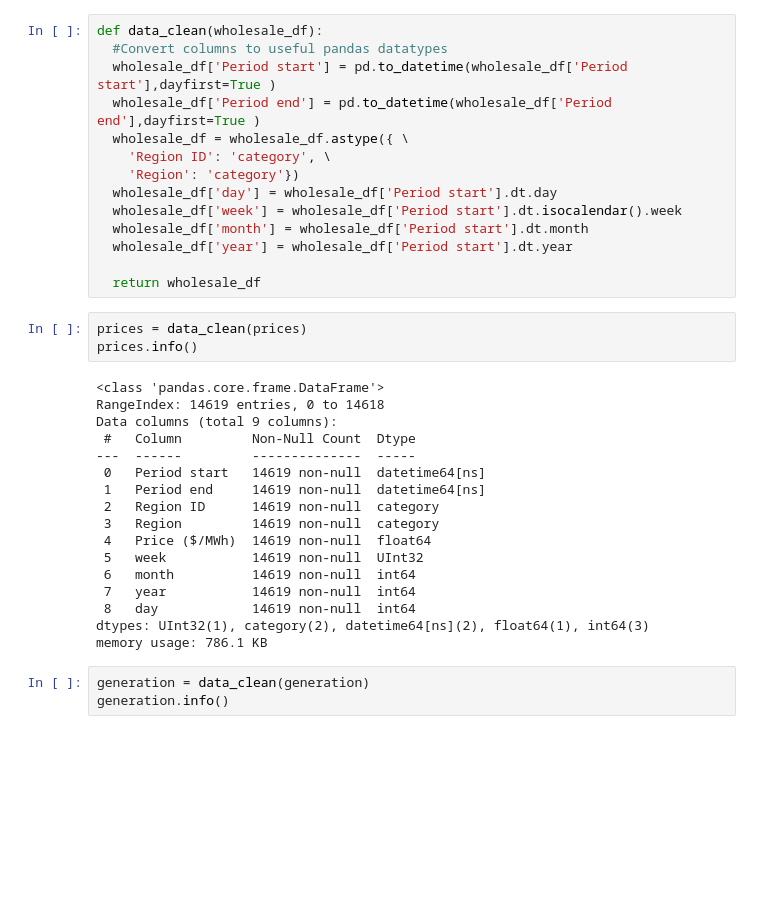
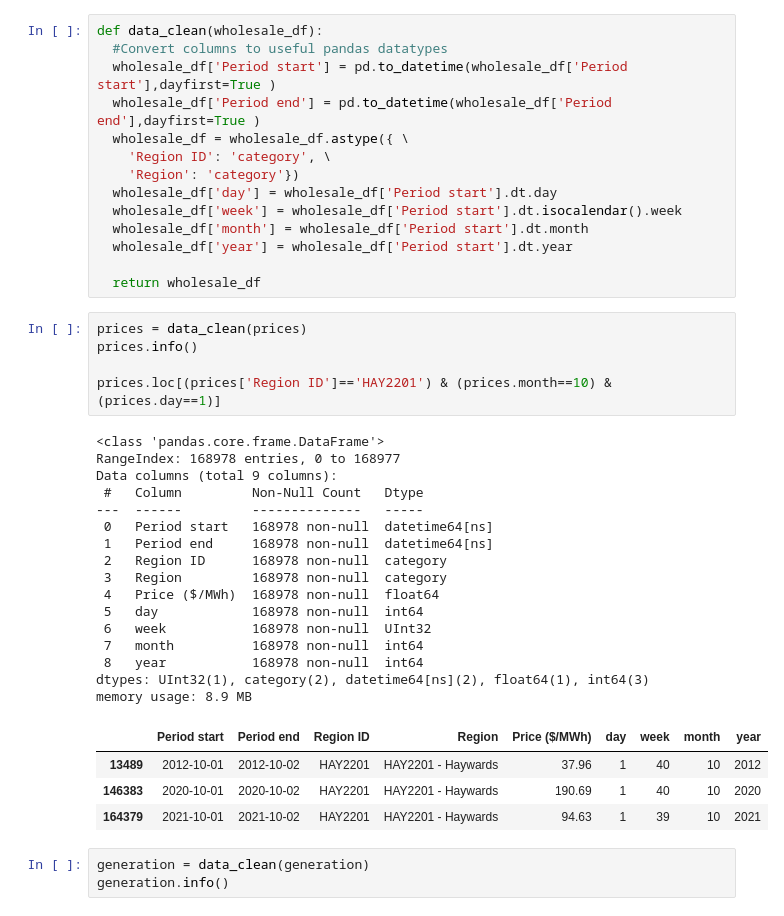
Before and after one commit to steve-dev90/seaborn_examples, a Jupyter notebook: seaborn.ipynb, the cells around one changed output. Drawn from its saved outputs; the diff is of its cells as text; blank space fills up the shorter version.

```diff
--- a/seaborn.ipynb
+++ b/seaborn.ipynb
@@ -60,23 +73,29 @@ def data_clean(wholesale_df):
 # %%
 prices = data_clean(prices)
 prices.info()
+
+prices.loc[(prices['Region ID']=='HAY2201') & (prices.month==10) & (prices.day==1)]
 # %% [output]
 <class 'pandas.core.frame.DataFrame'>
-RangeIndex: 14619 entries, 0 to 14618
+RangeIndex: 168978 entries, 0 to 168977
 Data columns (total 9 columns):
- #   Column         Non-Null Count  Dtype
----  ------         --------------  -----
- 0   Period start   14619 non-null  datetime64[ns]
- 1   Period end     14619 non-null  datetime64[ns]
- 2   Region ID      14619 non-null  category
- 3   Region         14619 non-null  category
- 4   Price ($/MWh)  14619 non-null  float64
- 5   week           14619 non-null  UInt32
- 6   month          14619 non-null  int64
- 7   year           14619 non-null  int64
- 8   day            14619 non-null  int64
+ #   Column         Non-Null Count   Dtype
+---  ------         --------------   -----
+ 0   Period start   168978 non-null  datetime64[ns]
+ 1   Period end     168978 non-null  datetime64[ns]
+ 2   Region ID      168978 non-null  category
+ 3   Region         168978 non-null  category
+ 4   Price ($/MWh)  168978 non-null  float64
+ 5   day            168978 non-null  int64
+ 6   week           168978 non-null  UInt32
+ 7   month          168978 non-null  int64
+ 8   year           168978 non-null  int64
 dtypes: UInt32(1), category(2), datetime64[ns](2), float64(1), int64(3)
-memory usage: 786.1 KB
+memory usage: 8.9 MB
+|  | Period start | Period end | Region ID | Region | Price ($/MWh) | day | week | month | year |
+| 13489 | 2012-10-01 | 2012-10-02 | HAY2201 | HAY2201 - Haywards | 37.96 | 1 | 40 | 10 | 2012 |
+| 146383 | 2020-10-01 | 2020-10-02 | HAY2201 | HAY2201 - Haywards | 190.69 | 1 | 40 | 10 | 2020 |
+| 164379 | 2021-10-01 | 2021-10-02 | HAY2201 | HAY2201 - Haywards | 94.63 | 1 | 39 | 10 | 2021 |
 # %%
 generation = data_clean(generation)
 generation.info()
```
Also changed, not shown: parts of 5 cells of this notebook, 2 other files.
